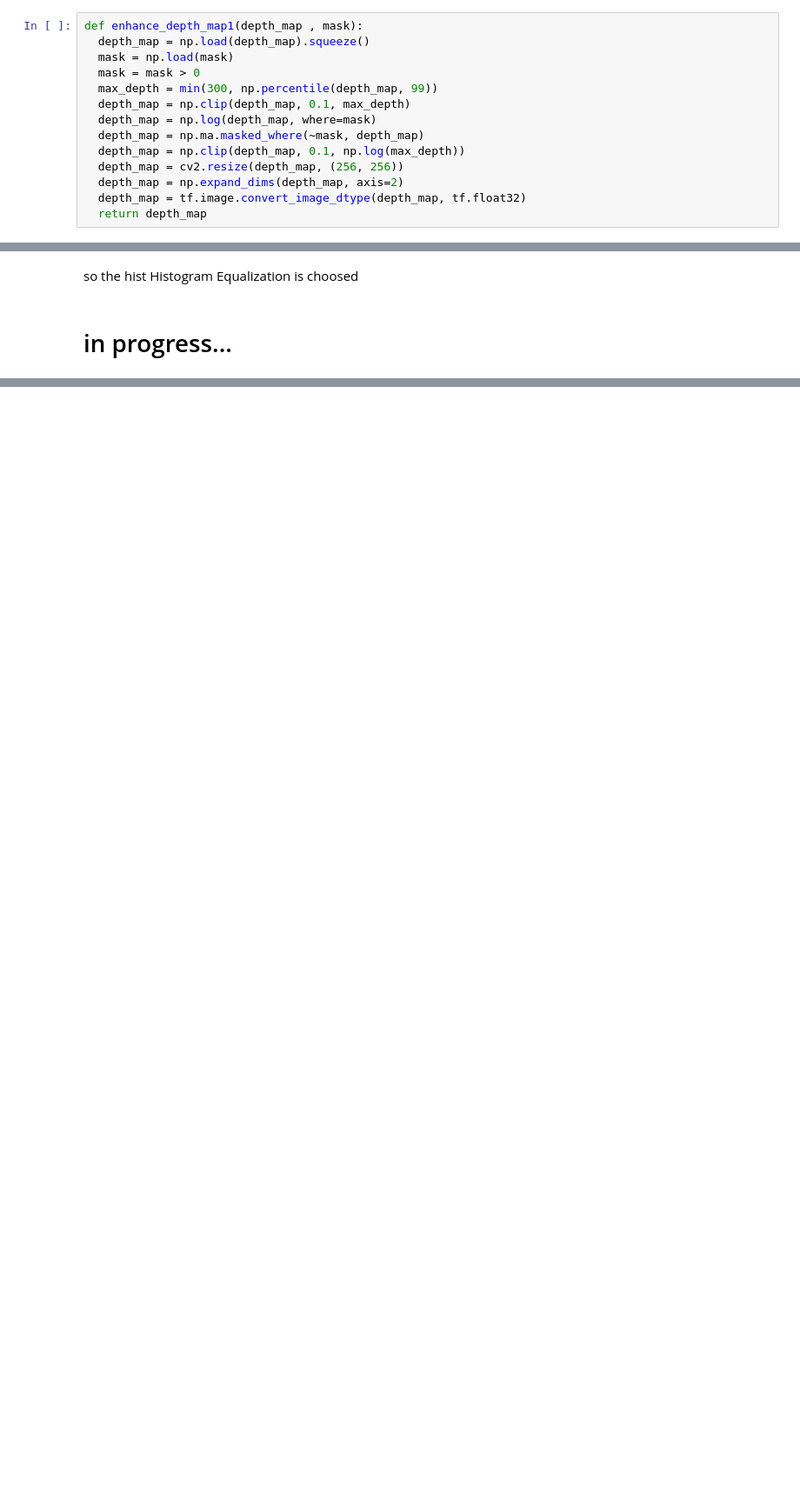
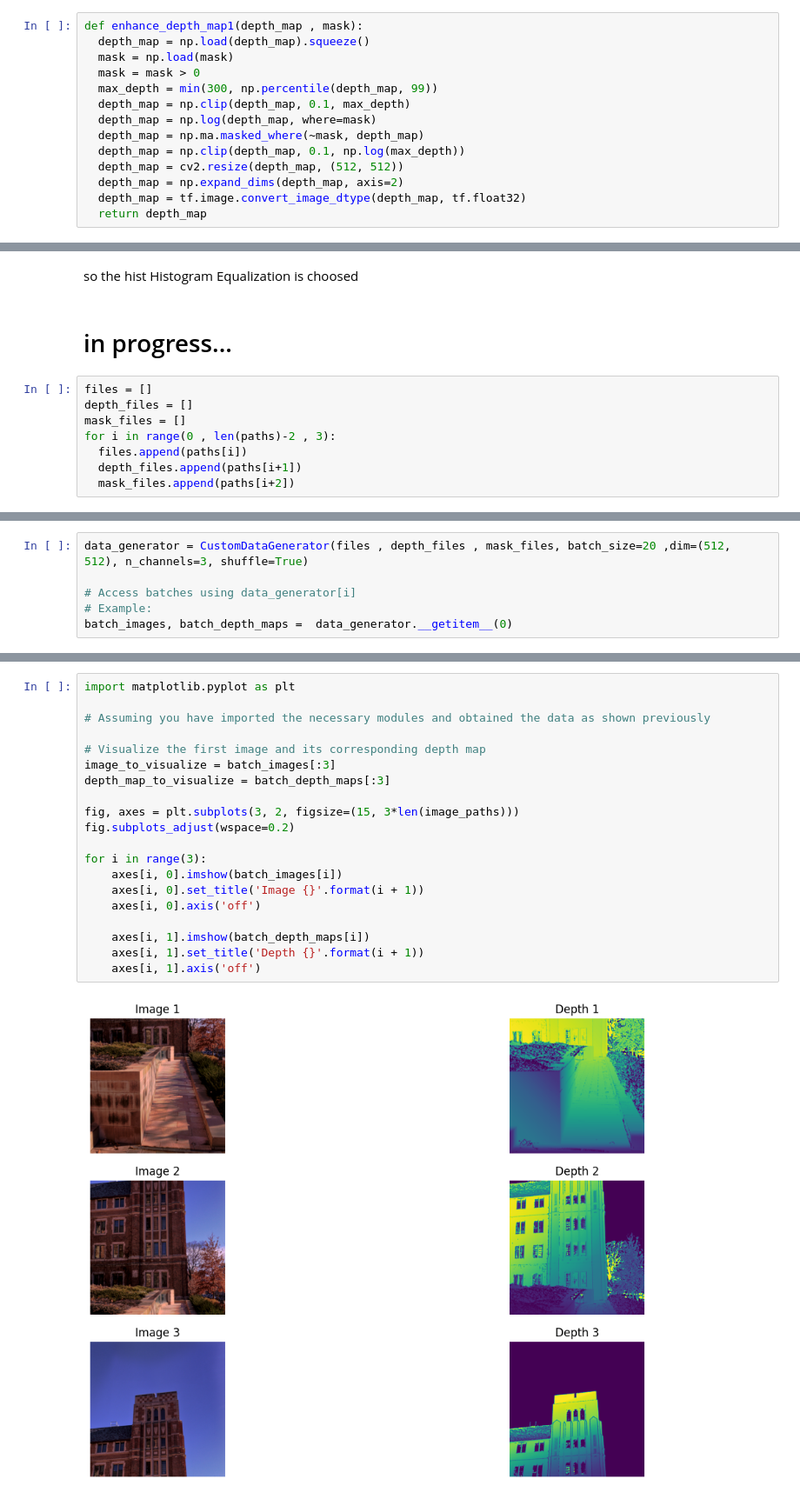
Before and after one commit to foxyyy-m/depthEstimation, a Jupyter notebook: Outdoor_Monocular_depth_estimation.ipynb, the cells around one changed output, grey strips where cells are left out. Shown at 87% size. Saved outputs shown, nothing was run; the diff lists cells and outputs as text; blank space fills up the shorter version.

```diff
--- a/Outdoor_Monocular_depth_estimation.ipynb
+++ b/Outdoor_Monocular_depth_estimation.ipynb
@@ -57,7 +57,7 @@ def enhance_depth_map1(depth_map , mask):
   depth_map = np.log(depth_map, where=mask)
   depth_map = np.ma.masked_where(~mask, depth_map)
   depth_map = np.clip(depth_map, 0.1, np.log(max_depth))
-  depth_map = cv2.resize(depth_map, (256, 256))
+  depth_map = cv2.resize(depth_map, (512, 512))
   depth_map = np.expand_dims(depth_map, axis=2)
   depth_map = tf.image.convert_image_dtype(depth_map, tf.float32)
   return depth_map
@@ -148,3 +148,11 @@ plt.show()
 so the hist Histogram Equalization is choosed
 # %% [markdown]
 # in progress...
+# %%
+files = []
+depth_files = []
+mask_files = []
+for i in range(0 , len(paths)-2 , 3):
+  files.append(paths[i])
+  depth_files.append(paths[i+1])
+  mask_files.append(paths[i+2])
@@ -150,0 +234,6 @@ so the hist Histogram Equalization is choosed
+# %%
+data_generator = CustomDataGenerator(files , depth_files , mask_files, batch_size=20 ,dim=(512, 512), n_channels=3, shuffle=True)
+
+# Access batches using data_generator[i]
+# Example:
+batch_images, batch_depth_maps =  data_generator.__getitem__(0)
@@ -150,0 +244,22 @@ so the hist Histogram Equalization is choosed
+# %%
+import matplotlib.pyplot as plt
+
+# Assuming you have imported the necessary modules and obtained the data as shown previously
+
+# Visualize the first image and its corresponding depth map
+image_to_visualize = batch_images[:3]
+depth_map_to_visualize = batch_depth_maps[:3]
+
+fig, axes = plt.subplots(3, 2, figsize=(15, 3*len(image_paths)))
+fig.subplots_adjust(wspace=0.2)
+
+for i in range(3):
+    axes[i, 0].imshow(batch_images[i])
+    axes[i, 0].set_title('Image {}'.format(i + 1))
+    axes[i, 0].axis('off')
+
+    axes[i, 1].imshow(batch_depth_maps[i])
+    axes[i, 1].set_title('Depth {}'.format(i + 1))
+    axes[i, 1].axis('off')
+# %% [output]
+[figure, added]
```
Also changed, not shown: parts of 5 cells of this notebook.
